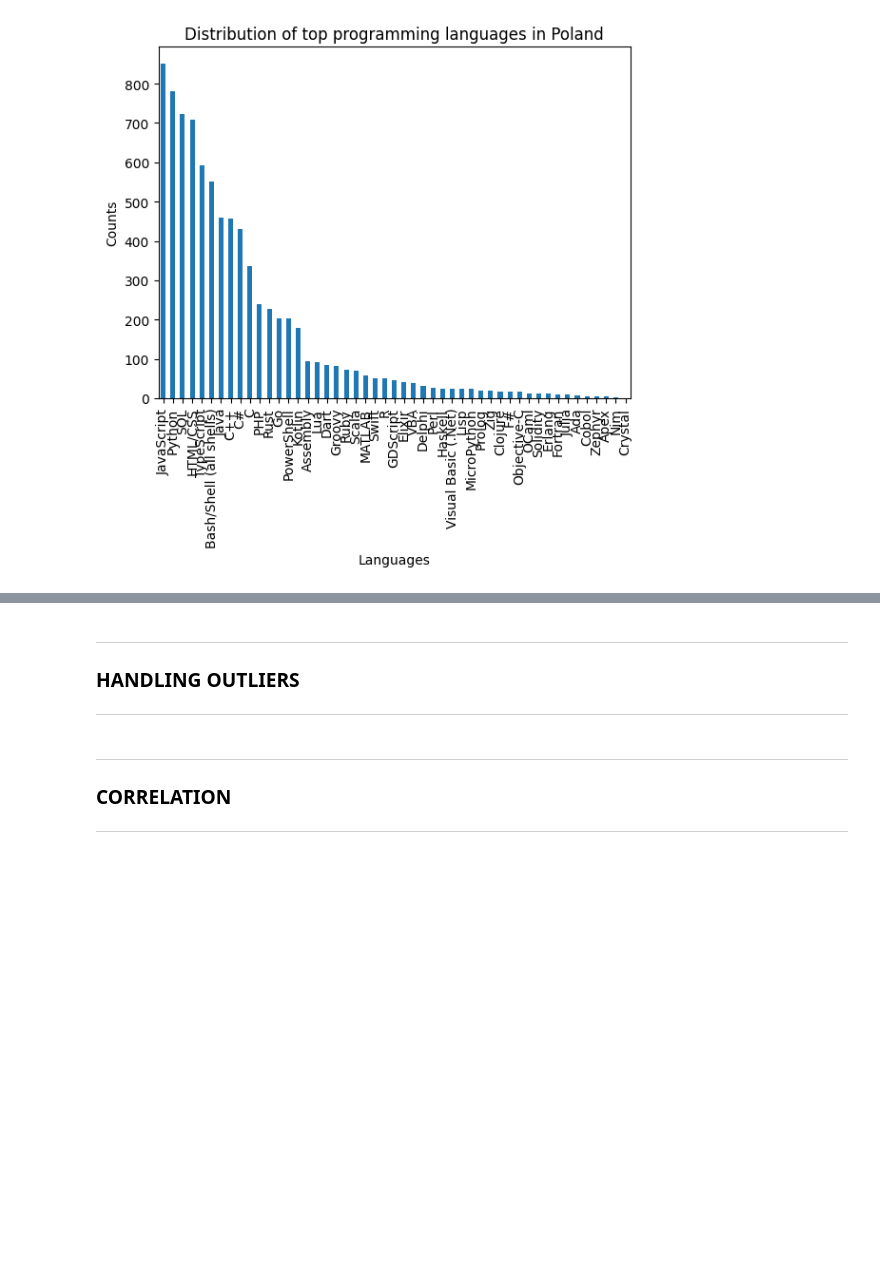
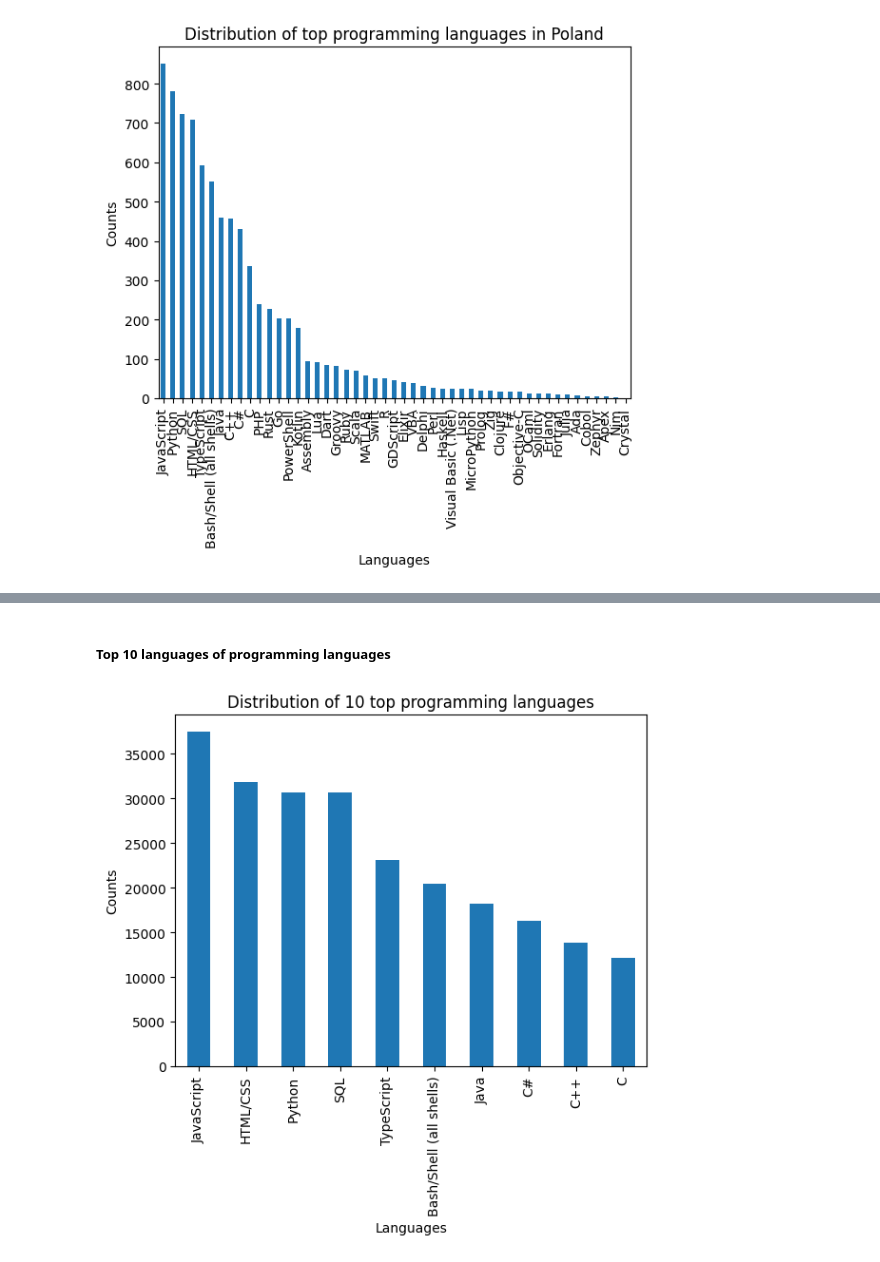
Before and after one commit to dev-evelin/ibm-data-analyst-capstone, a Jupyter notebook: notebooks/03_Exploratory_Data_Analysis.ipynb, the cells around one changed output, grey strips where cells are left out. Saved outputs shown, nothing was run; the diff lists cells and outputs as text; code cells hidden in the pictures; blank space fills up the shorter version.

```diff
--- a/notebooks/03_Exploratory_Data_Analysis.ipynb
+++ b/notebooks/03_Exploratory_Data_Analysis.ipynb
@@ -478,8 +493,13 @@ plt.show()
-# %% [markdown]
---------------------
-### HANDLING OUTLIERS
---------------------
-# %% [markdown]
---------------------
-### CORRELATION
---------------------
+# %% [markdown]
+##### Top 10 languages of programming languages
+# %%
+df_languages = df["LanguageHaveWorkedWith"].str.split(";").explode()
+df_languages_count = df_languages.value_counts().head(10)
+
+df_languages_count.plot(kind="bar")
+plt.title("Distribution of 10 top programming languages")
+plt.xlabel("Languages")
+plt.ylabel("Counts")
+plt.show()
+# %% [output]
+[figure, added]
```
Also changed, not shown: parts of 17 cells of this notebook.
